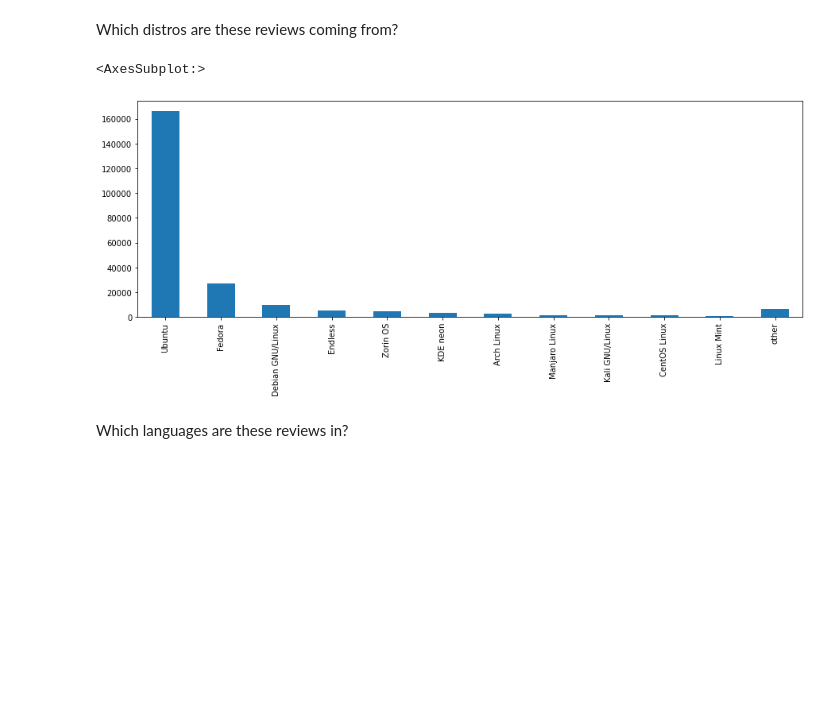
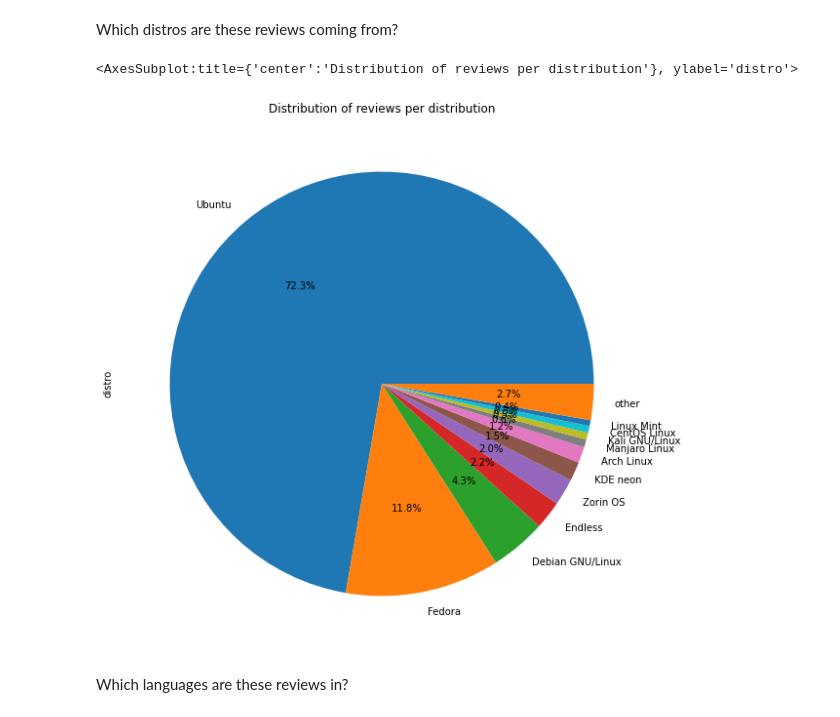
Before and after one commit to razzeee/app-reviews, a Jupyter notebook: stats.ipynb, the cells around one changed output. Drawn from its saved outputs; the diff is of its cells as text; code cells hidden in the pictures; blank space fills up the shorter version.

```diff
--- a/stats.ipynb
+++ b/stats.ipynb
@@ -64,14 +62,14 @@ Which distros are these reviews coming from?
 # %%
 prob = reviewsDf["distro"].value_counts()
 
 mask = prob > 1000
 tail_prob = prob.loc[~mask].sum()
 prob = prob.loc[mask]
 prob['other'] = tail_prob
-prob.plot(kind='bar', figsize=(15, 5))
+prob.plot(kind='pie', figsize=(10, 10), autopct='%1.1f%%', title="Distribution of reviews per distribution")
 # %% [output]
-<AxesSubplot:>
+<AxesSubplot:title={'center':'Distribution of reviews per distribution'}, ylabel='distro'>
-[figure, old version]
+[figure, new version]
 # %% [markdown]
 Which languages are these reviews in?
 # %%
```
Also changed, not shown: parts of 9 cells of this notebook.
